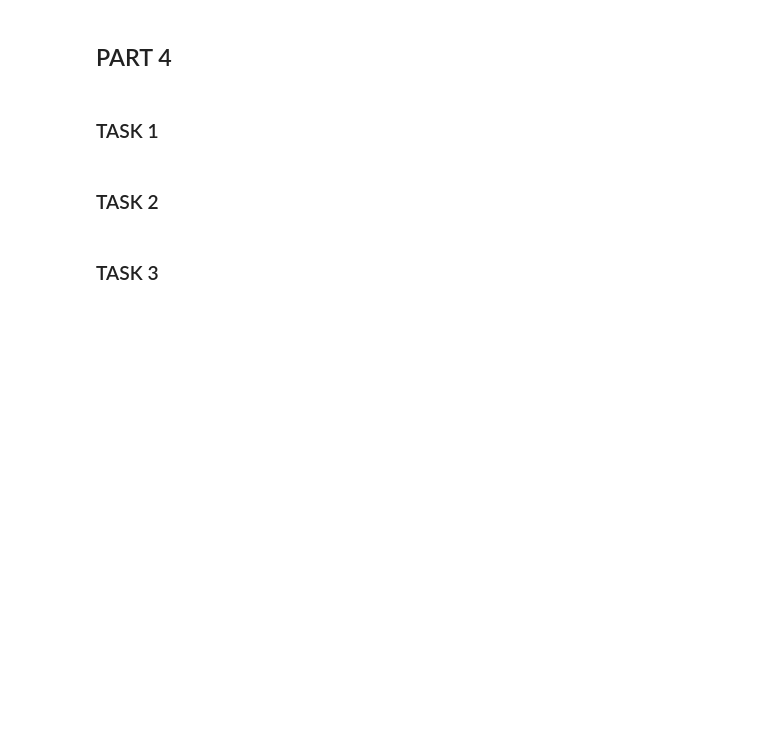
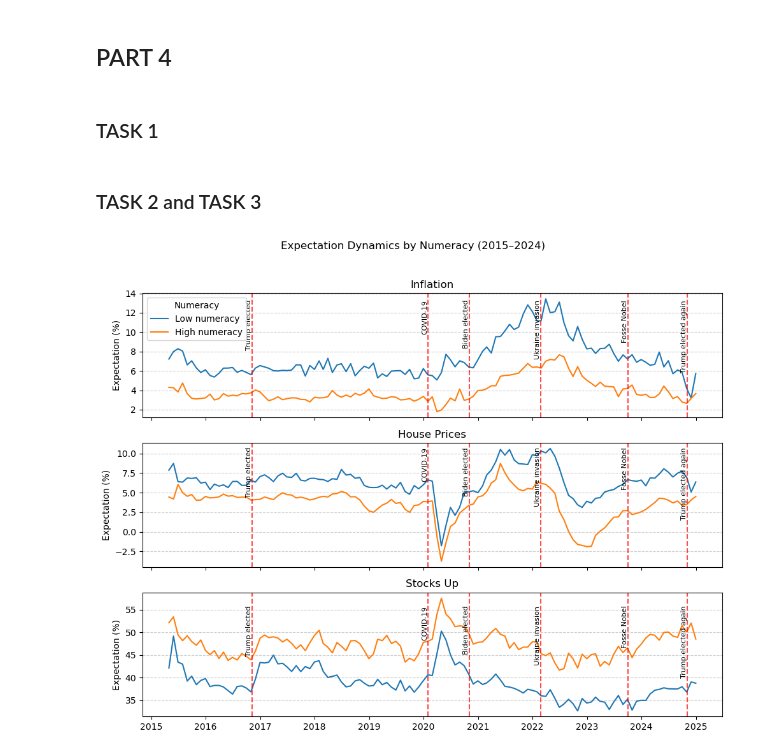
Before and after one commit to David01-234/Team-DVD, a Jupyter notebook: Term_paper.ipynb, the cells around one changed output. Drawn from its saved outputs; the diff is of its cells as text; code cells hidden in the pictures; blank space fills up the shorter version.

```diff
--- a/Term_paper.ipynb
+++ b/Term_paper.ipynb
@@ -208,7 +208,66 @@ fig.tight_layout()
 ## PART 4
 # %% [markdown]
 ### TASK 1
+# %%
+import matplotlib.pyplot as plt
+import pandas as pd
+
+# Ensure 'date' is datetime
+df['date'] = pd.to_datetime(df['date'])
+
+# Restrict to 2015–2024
+df_range = df[(df['date'].dt.year >= 2015) & (df['date'].dt.year <= 2024)]
 # %% [markdown]
-### TASK 2
+### TASK 2 and TASK 3
-# %% [markdown]
-### TASK 3
+# %%
+# Grouping variables to analyze
+groups = [
+    ("female", {0: "Males", 1: "Females"}, "Gender"),
+    ("college", {0: "Non-college", 1: "College"}, "Education"),
+    ("num_lit_high", {0: "Low numeracy", 1: "High numeracy"}, "Numeracy")
+]
+
+for col, mapping, title in groups:
+    # Monthly averages by group
+    monthly = (
+        df_range.groupby([pd.Grouper(key="date", freq="M"), col])
+        [["inflation", "house_price_change", "prob_stocks_up"]]
+        .mean()
+        .reset_index()
+    )
+    monthly[col] = monthly[col].map(mapping)
+
+fig, axes = plt.subplots(3, 1, figsize =(10, 8), sharex=True)
+
+vars_ = ["inflation", "house_price_change", "prob_stocks_up"]
+labels = ["Inflation", "House Prices", "Stocks Up"]
+
+events = [
+    ("2016-11-08", "Trump elected"),
+    ("2020-02-01", "COVID-19"),
+    ("2020-11-03", "Biden elected"),
+    ("2022-02-24", "Ukraine invasion"),
+    ("2023-10-03", "Fosse Nobel"),
+    ("2024-11-05", "Trump elected again")
+]
+
+for ax, var, label in zip(axes, vars_, labels):
+        for g in monthly[num_cols].unique():
+            subset = monthly[monthly[num_cols] == g]
+            ax.plot(subset["date"], subset[var], label=g)
+        ax.set_title(label)
+        ax.set_ylabel("Expectation (%)")
+        ax.grid(True, axis="y", linestyle="--", alpha=0.6)
+
+        # Add event markers
+        for d, txt in events:
+            ax.axvline(pd.to_datetime(d), color="red", linestyle="--", alpha=0.7)
+            ax.text(pd.to_datetime(d), ax.get_ylim()[1]*0.95, txt,
+                    rotation=90, va="top", ha="right", fontsize=8)
+
+axes[0].legend(title=title)
+plt.suptitle(f"Expectation Dynamics by {title} (2015–2024)")
+plt.tight_layout(rect=[0, 0, 1, 0.96])
+plt.show()
+# %% [output]
+[figure, added]
```
Also changed, not shown: parts of 1 cell of this notebook.
